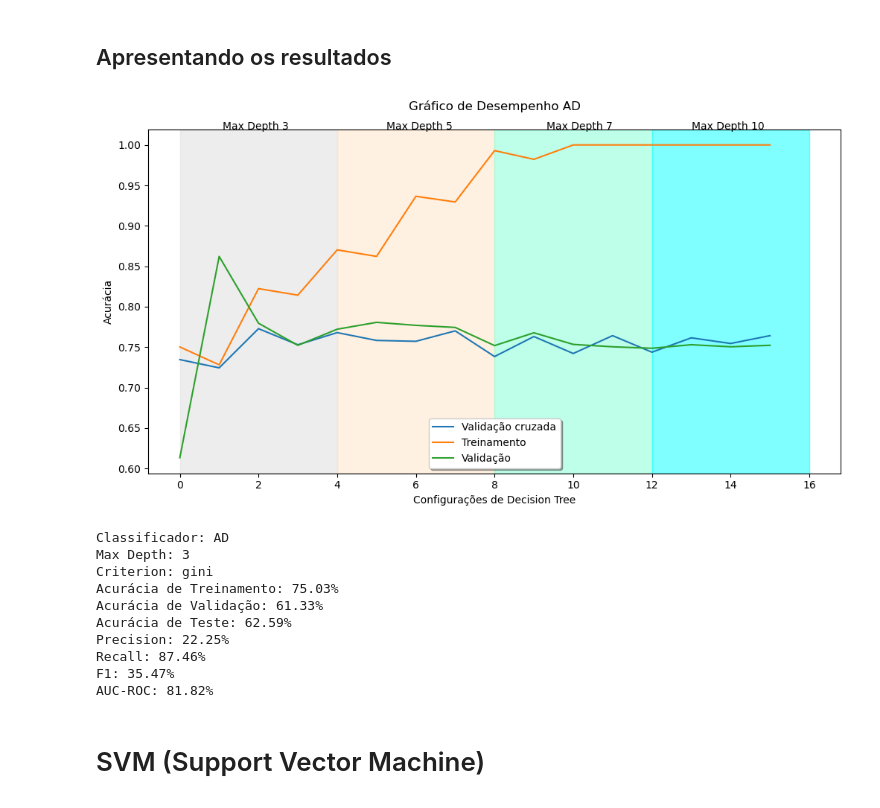
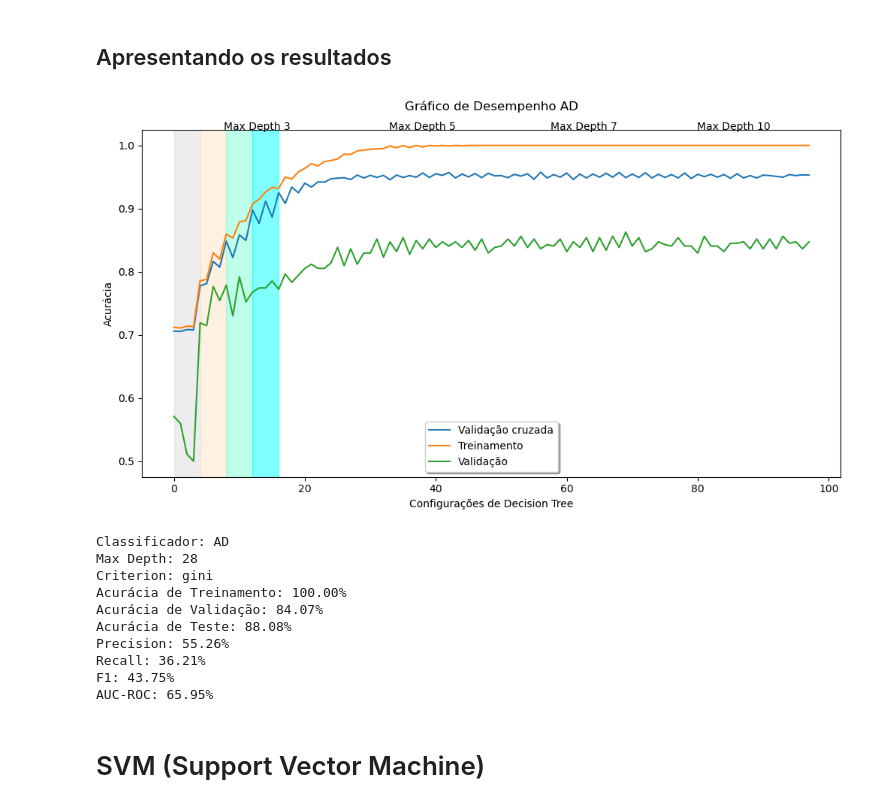
Before and after one commit to gabrieldadcarvalho/machine_learning, a Jupyter notebook: pjt_final/4_modeling.ipynb, the cells around one changed output. Saved outputs shown, nothing was run; the diff lists cells and outputs as text; code cells hidden in the pictures.

```diff
--- a/pjt_final/4_modeling.ipynb
+++ b/pjt_final/4_modeling.ipynb
@@ -115,7 +115,7 @@ y = pd.read_pickle('https://github.com/gabrieldadcarvalho/machine_learning/raw/m
 # %% [markdown]
 Como mencionado na seção de entendimento do negócio, a criação de modelos de aprendizado de máquina para grandes volumes de dados exige uma capacidade computacional significativa. No entanto, devido às limitações do hardware disponível, que consiste em um notebook online da Deepnote com 2 vCPUs e 5 GB de memória RAM, vamos utilizar apenas 5% da base de dados para a construção dos nossos modelos. Essa abordagem visa otimizar o desempenho e garantir a viabilidade das análises dentro das restrições de hardware impostas.
 # %%
-X_sample = X.sample(frac=0.3, random_state=1)
+X_sample = X.sample(frac=0.05, random_state=1)
 y_sample = y.loc[X_sample.index]
 # %% [markdown]
 # Separação Dados Teste, Vadaliação e Treinamento
@@ -126,8 +126,8 @@ X_train, X_test, y_train, y_test = train_test_split(X_sample, y_sample, test_siz
 X_train, X_valid, y_train, y_valid = train_test_split(X_train, y_train, test_size=0.25, random_state=10)
 
 # Balanceamento do dataset utilizando SMOTE
-rus = RandomUnderSampler(random_state=42)
-X_train, y_train = rus.fit_resample(X_train, y_train)
+ros = RandomOverSampler(random_state=42)
+X_train, y_train = ros.fit_resample(X_train, y_train)
 
 # Inicializar uma lista para armazenar os resultados de cada classificador
 results = []
@@ -190,9 +190,9 @@ y_pred = best_knn.predict(X_test)
 train_accuracy = best_knn.score(X_train, y_train)
 val_accuracy = max_accuracy
 test_accuracy = accuracy_score(y_test, y_pred)
-test_precision = precision_score(y_test, y_pred, average='weighted')
-test_recall = recall_score(y_test, y_pred, average='weighted')
-test_f1 = f1_score(y_test, y_pred, average='weighted')
+test_precision = precision_score(y_test, y_pred, average='weighted', pos_label=1)
+test_recall = recall_score(y_test, y_pred, average='weighted', pos_label=1)
+test_f1 = f1_score(y_test, y_pred, average='weighted', pos_label=1)
 auc_roc = roc_auc_score(y_test, best_knn.predict_proba(X_test)[:, 1])
 
 # Criar o dicionário com os resultados
@@ -242,7 +242,7 @@ As Árvores de Decisão são modelos de machine learning utilizados para tarefas
 ## Treinando o classificador
 # %%
 # Espaço de busca de hiperparâmetros
-max_depth_range = [3, 5, 7, 10, 15, 20, 30, None]
+max_depth_range = [i for i in range(1, 50)]
 criterion_range = ['gini', 'entropy']
 
 # Listas para armazenar as métricas
@@ -305,47 +305,47 @@ plt.legend(('Validação cruzada', 'Treinamento', 'Validação'), loc='lower cen
 plt.xlabel('Configurações de Decision Tree')
 plt.ylabel('Acurácia')
 plt.title('Gráfico de Desempenho AD\n')
 plt.show()
 
 clf = DecisionTreeClassifier(max_depth=max_depth_range[the_best_depth], criterion=criterion_range[the_best_criterion], random_state=10)
 clf.fit(X_train, y_train)
 
 # Definir um dicionário para armazenar os resultados atuais
 current_results_decision_tree = {
     "Classificador": "AD",
     "Max Depth": max_depth_range[the_best_depth],
     "Criterion": criterion_range[the_best_criterion],
     "Acurácia de Treinamento": clf.score(X_train, y_train),
     "Acurácia de Validação": clf.score(X_valid, y_valid),
     "Acurácia de Teste": clf.score(X_test, y_test),
-    "Precision": precision_score(y_test, clf.predict(X_test)),
-    "Recall": recall_score(y_test, clf.predict(X_test)),
-    "F1": f1_score(y_test, clf.predict(X_test)),
+    "Precision": precision_score(y_test, clf.predict(X_test), pos_label=1),
+    "Recall": recall_score(y_test, clf.predict(X_test), pos_label=1),
+    "F1": f1_score(y_test, clf.predict(X_test), pos_label=1),
     "AUC-ROC": roc_auc_score(y_test, clf.predict_proba(X_test)[:, 1])
 }
 
 # Exibir os resultados
 for metric, value in current_results_decision_tree.items():
     if isinstance(value, float):
         print(f"{metric}: {value * 100:.2f}%")
     else:
         print(f"{metric}: {value}")
 
 
 # Adicionar os resultados do DT à lista de resultados
 results.append(current_results_decision_tree)
 # %% [output]
-[figure, old version]
+[figure, new version]
 Classificador: AD
-Max Depth: 3
+Max Depth: 28
 Criterion: gini
-Acurácia de Treinamento: 75.03%
-Acurácia de Validação: 61.33%
-Acurácia de Teste: 62.59%
-Precision: 22.25%
-Recall: 87.46%
-F1: 35.47%
-AUC-ROC: 81.82%
+Acurácia de Treinamento: 100.00%
+Acurácia de Validação: 84.07%
+Acurácia de Teste: 88.08%
+Precision: 55.26%
+Recall: 36.21%
+F1: 43.75%
+AUC-ROC: 65.95%
 # %% [markdown]
 # SVM (Support Vector Machine)
 # %% [markdown]
```
Also changed, not shown: parts of 7 cells of this notebook.
